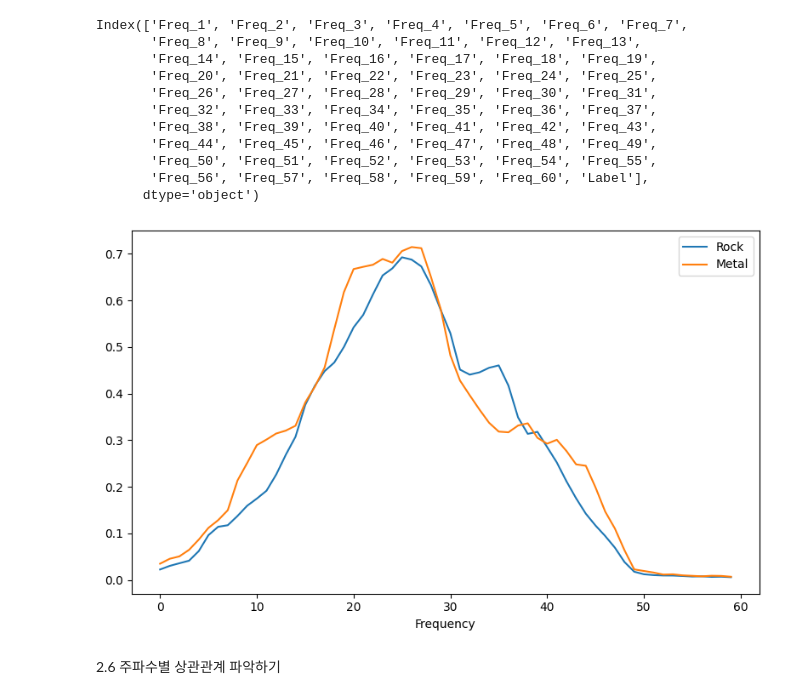
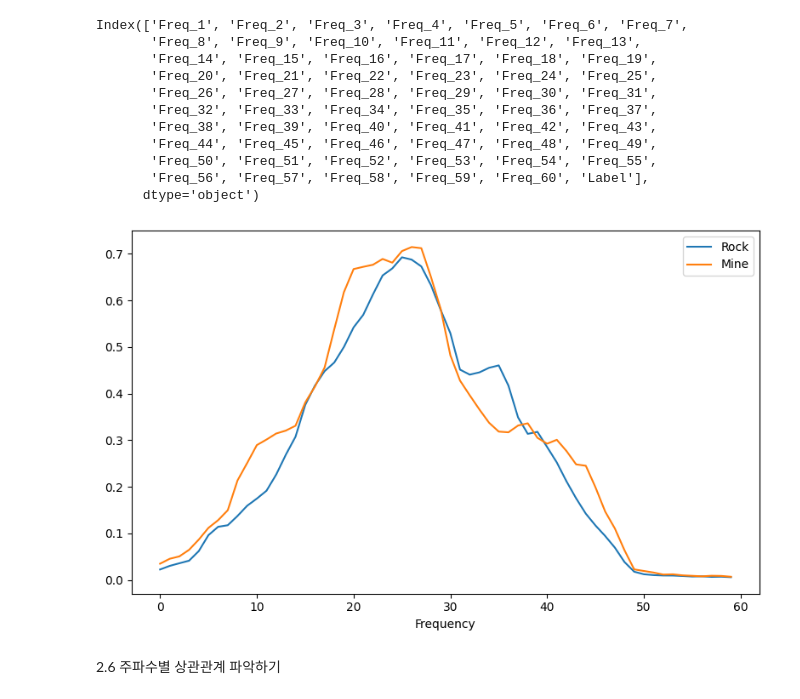
Before and after one commit to suakii/Orange3-Python-MLDS, a Jupyter notebook: Ch_10/10_Sonar.ipynb, the cells around one changed output. Cells and saved outputs as stored; diff of their text form; code cells hidden in the pictures.

```diff
--- a/Ch_10/10_Sonar.ipynb
+++ b/Ch_10/10_Sonar.ipynb
@@ -133,18 +136,18 @@ Index(['Freq_1', 'Freq_2', 'Freq_3', 'Freq_4', 'Freq_5', 'Freq_6', 'Freq_7',
 # %%
 import numpy as np
 a = np.mean(df[df['Label'] == 'R'].values[:, :-1], axis = 0)
 
 b = np.mean(df[df['Label'] == 'M'].values[:, :-1], axis = 0)
 
 plt.figure(figsize=(8,5))
 plt.plot(a, label='Rock')
-plt.plot(b, label='Metal')
+plt.plot(b, label='Mine')
 plt.legend()
 plt.xlabel('Frequency')
 plt.tight_layout()
 plt.show()
 # %% [output]
-[figure, old version]
+[figure, new version]
 # %% [markdown]
 2.6 주파수별 상관관계 파악하기
 # %%
```
Also changed, not shown: parts of 17 cells of this notebook.
